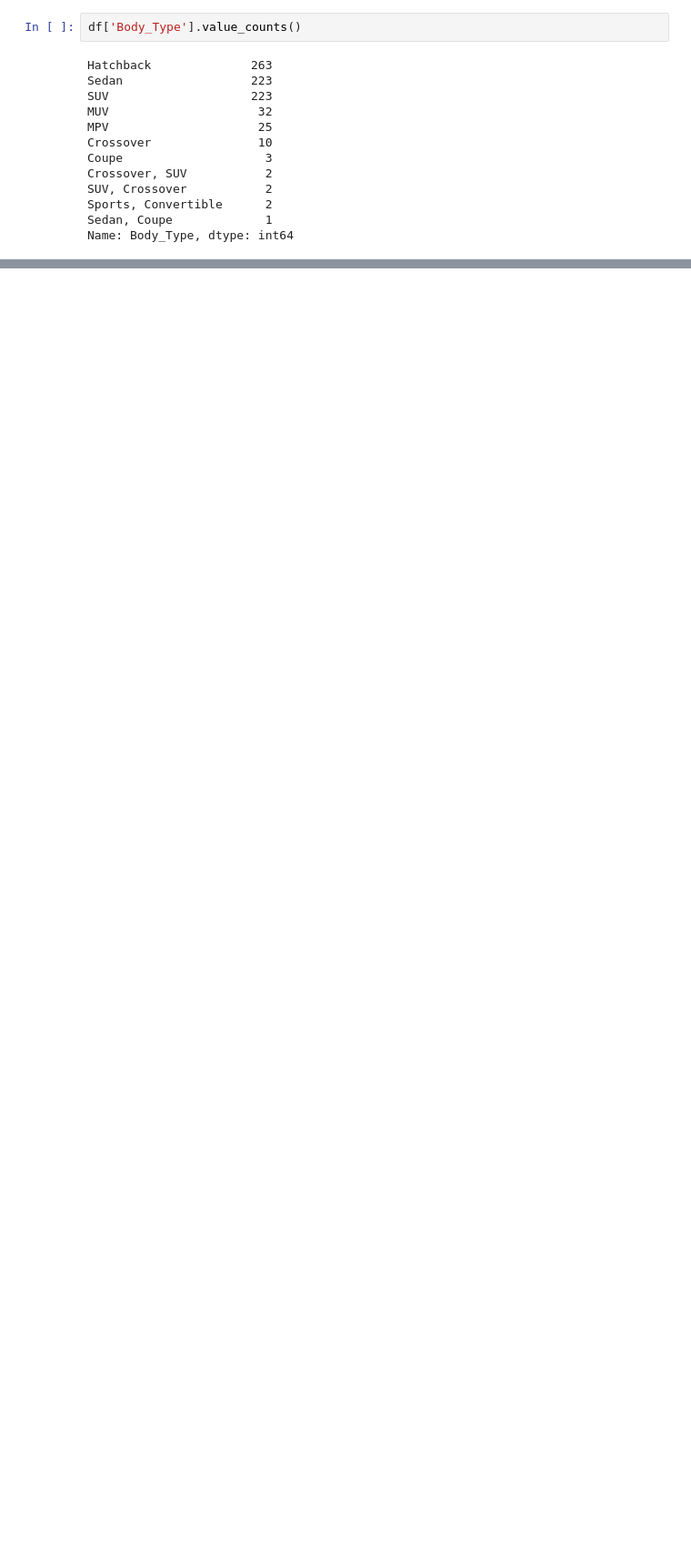
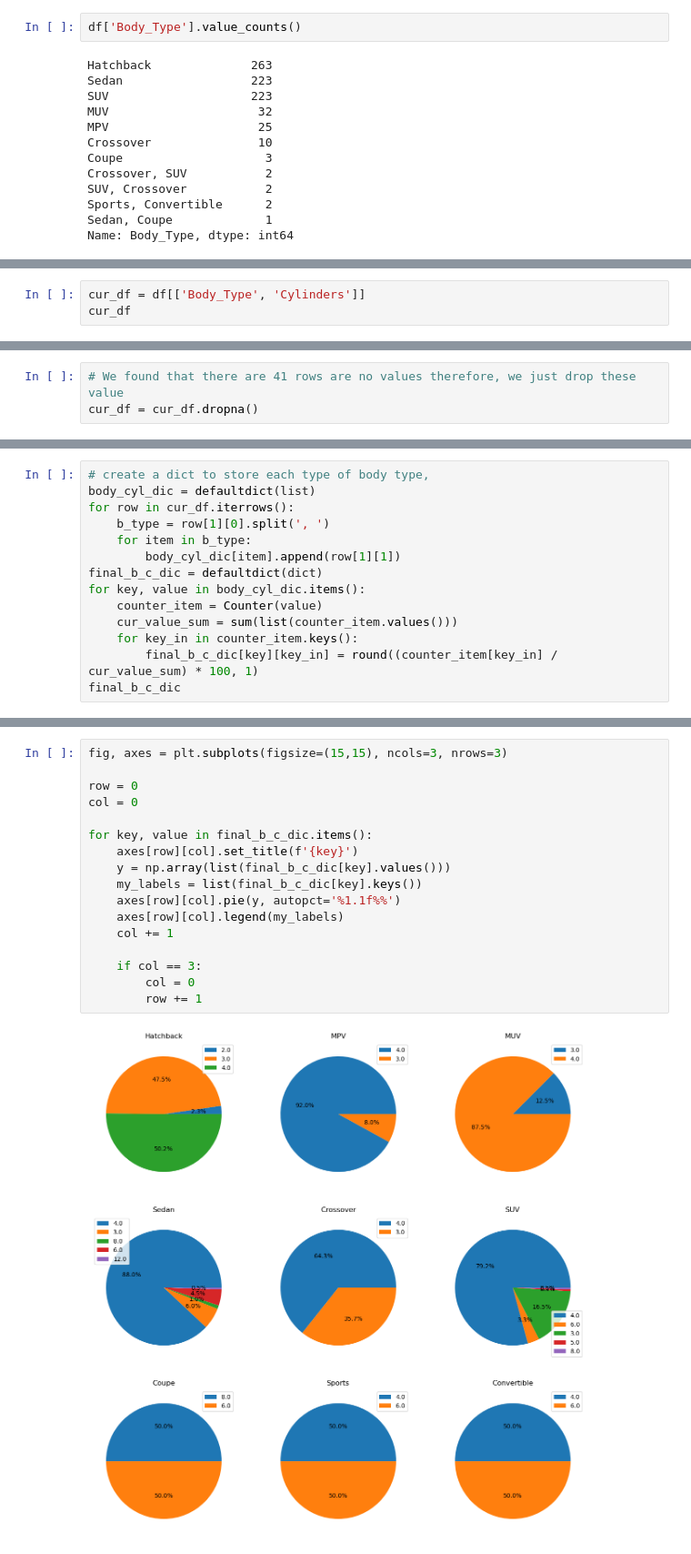
Before and after one commit to Hejiaqi9873/Case_study_4_automobile, a Jupyter notebook: case_study4.ipynb, the cells around one changed output, grey strips where cells are left out. Shown at 91% size. Drawn from its saved outputs; the diff is of its cells as text; blank space fills up the shorter version.

```diff
--- a/case_study4.ipynb
+++ b/case_study4.ipynb
@@ -157,0 +162,3 @@ Name: Body_Type, dtype: int64
+# %%
+cur_df = df[['Body_Type', 'Cylinders']]
+cur_df
@@ -157,0 +193,3 @@ Name: Body_Type, dtype: int64
+# %%
+# We found that there are 41 rows are no values therefore, we just drop these value
+cur_df = cur_df.dropna()
@@ -157,0 +228,14 @@ Name: Body_Type, dtype: int64
+# %%
+# create a dict to store each type of body type,
+body_cyl_dic = defaultdict(list)
+for row in cur_df.iterrows():
+    b_type = row[1][0].split(', ')
+    for item in b_type:
+        body_cyl_dic[item].append(row[1][1])
+final_b_c_dic = defaultdict(dict)
+for key, value in body_cyl_dic.items():
+    counter_item = Counter(value)
+    cur_value_sum = sum(list(counter_item.values()))
+    for key_in in counter_item.keys():
+        final_b_c_dic[key][key_in] = round((counter_item[key_in] / cur_value_sum) * 100, 1)
+final_b_c_dic
@@ -157,0 +253,19 @@ Name: Body_Type, dtype: int64
+# %%
+fig, axes = plt.subplots(figsize=(15,15), ncols=3, nrows=3)
+
+row = 0
+col = 0
+
+for key, value in final_b_c_dic.items():
+    axes[row][col].set_title(f'{key}')
+    y = np.array(list(final_b_c_dic[key].values()))
+    my_labels = list(final_b_c_dic[key].keys())
+    axes[row][col].pie(y, autopct='%1.1f%%')
+    axes[row][col].legend(my_labels)
+    col += 1
+
+    if col == 3:
+        col = 0
+        row += 1
+# %% [output]
+[figure, added]
```
Also changed, not shown: parts of 24 cells of this notebook, 1 other file.
